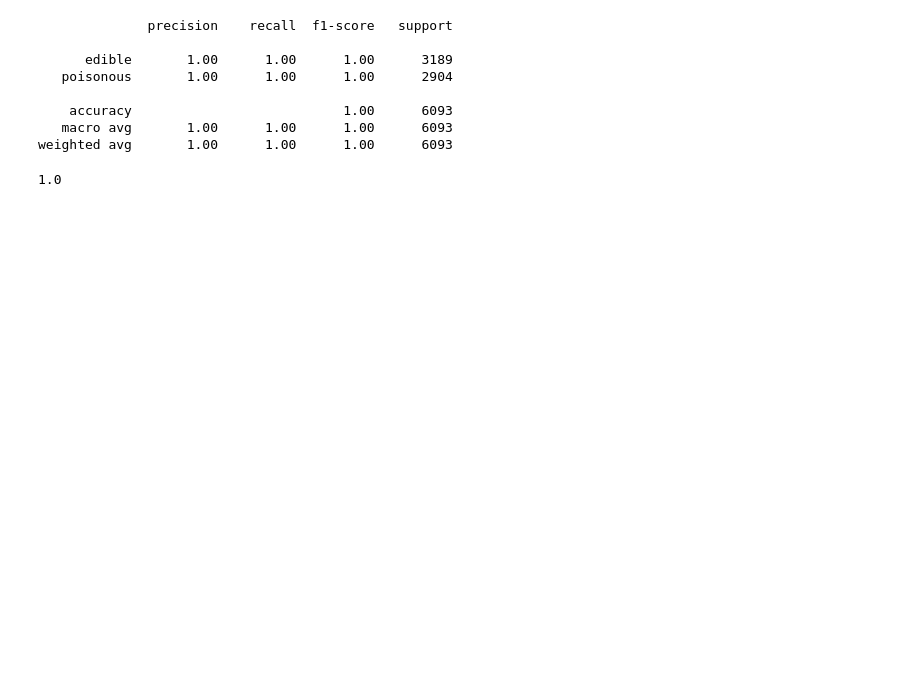
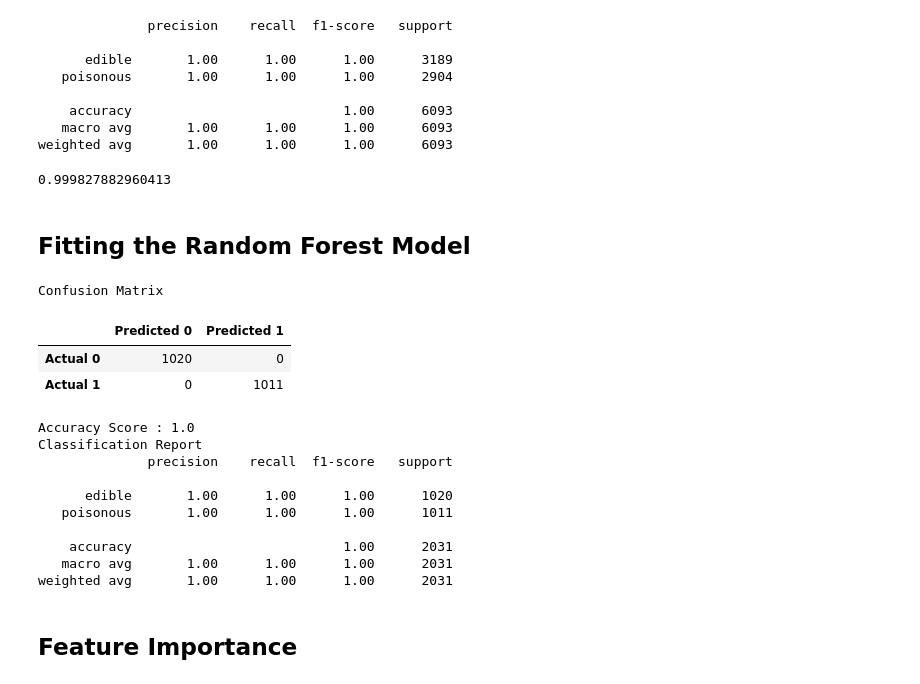
Before and after one commit to JPecino/Toxic_Mushroom_Prediction, a Jupyter notebook: trial.ipynb, the cells around one changed output. Drawn from its saved outputs; the diff is of its cells as text; code cells hidden in the pictures; blank space fills up the shorter version.

```diff
--- a/trial.ipynb
+++ b/trial.ipynb
@@ -120,7 +128,9 @@ print(classification_report(y_pred_train,y_train))
     accuracy                           1.00      6093
    macro avg       1.00      1.00      1.00      6093
 weighted avg       1.00      1.00      1.00      6093
-# %%
-balanced_accuracy_score(y_test, predictions)
-# %% [output]
-1.0
+# %%
+balanced_accuracy_score(y_train, y_pred_train)
+# %% [output]
+0.999827882960413
+# %% [markdown]
+## Fitting the Random Forest Model
@@ -126,0 +140,32 @@ balanced_accuracy_score(y_test, predictions)
+# %%
+rf_pred = rf_model.predict(X_test_scaled)
+# %%
+cm = confusion_matrix(y_test, rf_pred)
+cm_df = pd.DataFrame(
+    cm, index=["Actual 0", "Actual 1"], columns=["Predicted 0", "Predicted 1"]
+)
+
+acc_score = accuracy_score(y_test, rf_pred)
+
+print("Confusion Matrix")
+display(cm_df)
+print(f"Accuracy Score : {acc_score}")
+print("Classification Report")
+print(classification_report(y_test, rf_pred))
+# %% [output]
+Confusion Matrix
+|  | Predicted 0 | Predicted 1 |
+| Actual 0 | 1020 | 0 |
+| Actual 1 | 0 | 1011 |
+Accuracy Score : 1.0
+Classification Report
+              precision    recall  f1-score   support
+
+      edible       1.00      1.00      1.00      1020
+   poisonous       1.00      1.00      1.00      1011
+
+    accuracy                           1.00      2031
+   macro avg       1.00      1.00      1.00      2031
+weighted avg       1.00      1.00      1.00      2031
+# %% [markdown]
+## Feature Importance
```
Also changed, not shown: parts of 10 cells of this notebook.
